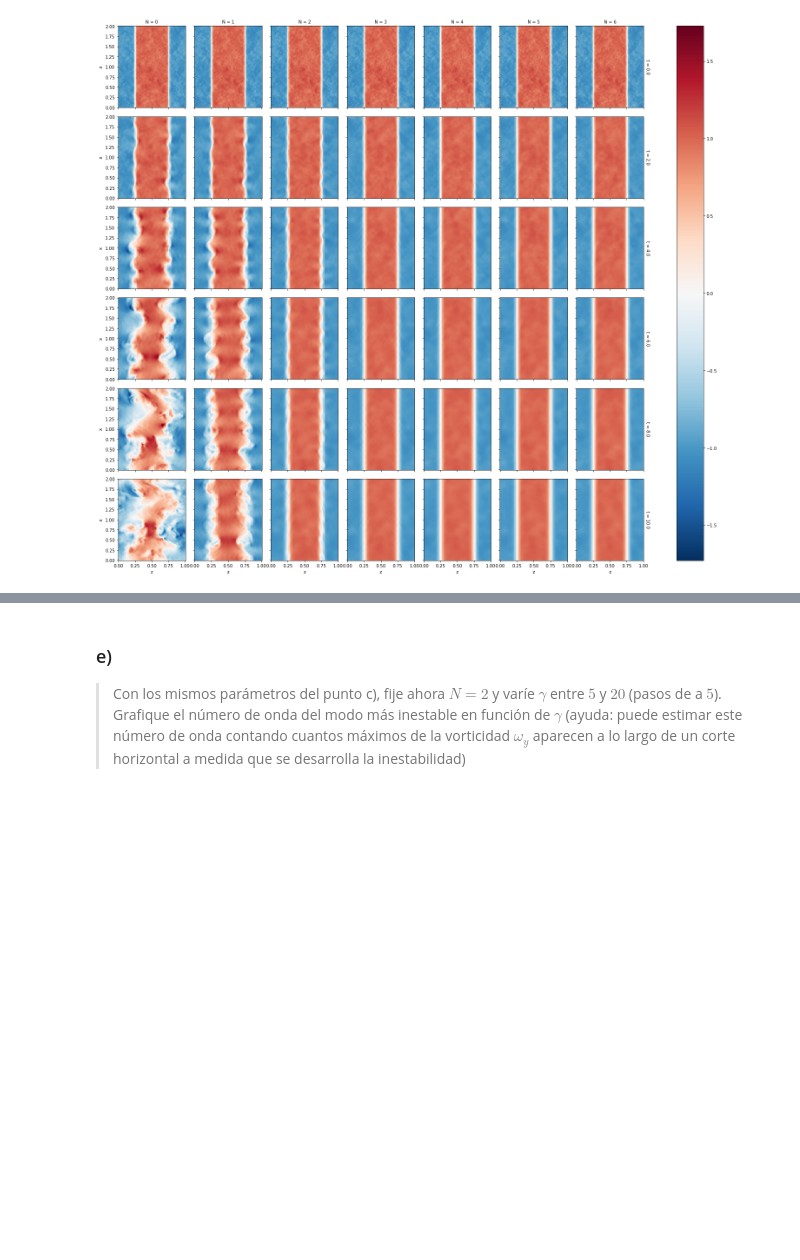
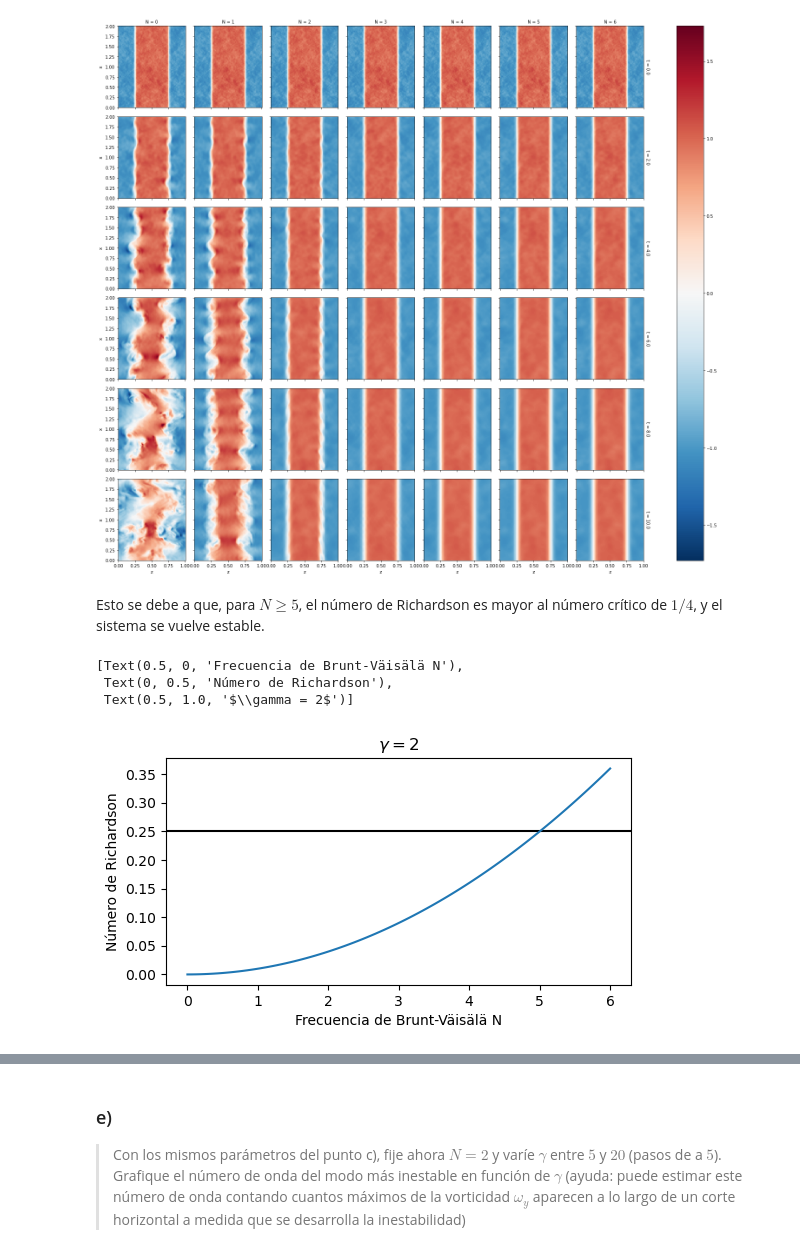
Before and after one commit to maurosilber/fluidos, a Jupyter notebook: guia3/problema3.ipynb, the cells around one changed output, grey strips where cells are left out. Saved outputs shown, nothing was run; the diff lists cells and outputs as text; code cells hidden in the pictures; blank space fills up the shorter version.

```diff
--- a/guia3/problema3.ipynb
+++ b/guia3/problema3.ipynb
@@ -298,3 +282,24 @@ data_N.isel(y=8).sel(t=slice(0, None, 4)).to_array("N").plot(col="N", row="t")
 # %% [output]
 <xarray.plot.facetgrid.FacetGrid at 0x...>
 [figure]
+# %% [markdown]
+Esto se debe a que,
+para $N ≥ 5$,
+el número de Richardson es mayor al número crítico de $1/4$,
+y el sistema se vuelve estable.
+# %%
+fig, ax = plt.subplots(figsize=(6, 3), dpi=100)
+ax.axhline(1/4, color="black")
+
+N = np.linspace(0, 6, 100)
+ax.plot(N, richardson(N=N, gamma=10))
+ax.set(
+    xlabel="Frecuencia de Brunt-Väisälä N",
+    ylabel="Número de Richardson",
+    title="$\gamma = 2$",
+)
+# %% [output]
+[Text(0.5, 0, 'Frecuencia de Brunt-Väisälä N'),
+ Text(0, 0.5, 'Número de Richardson'),
+ Text(0.5, 1.0, '$\\gamma = 2$')]
+[figure, added]
```
Also changed, not shown: parts of 21 cells of this notebook.
